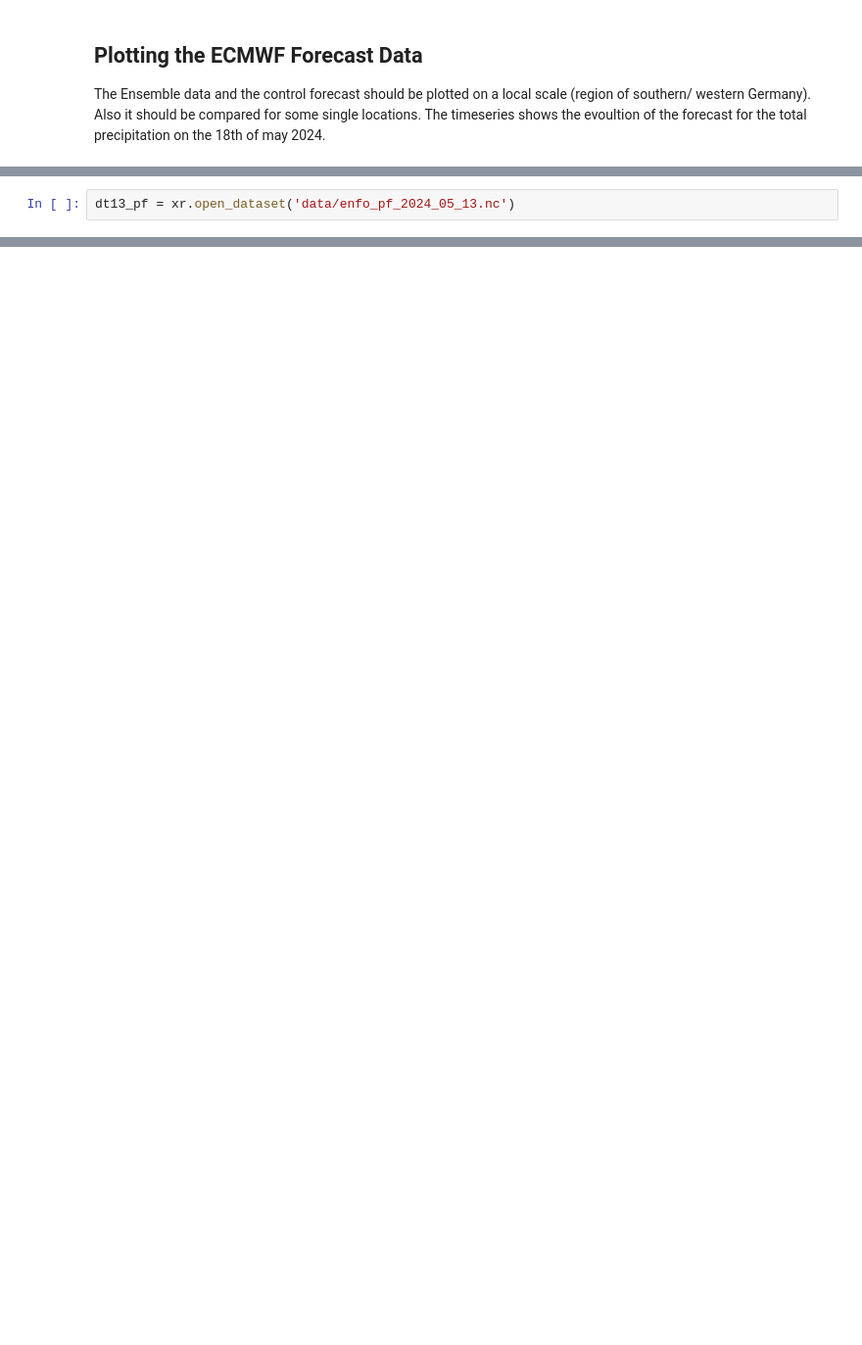
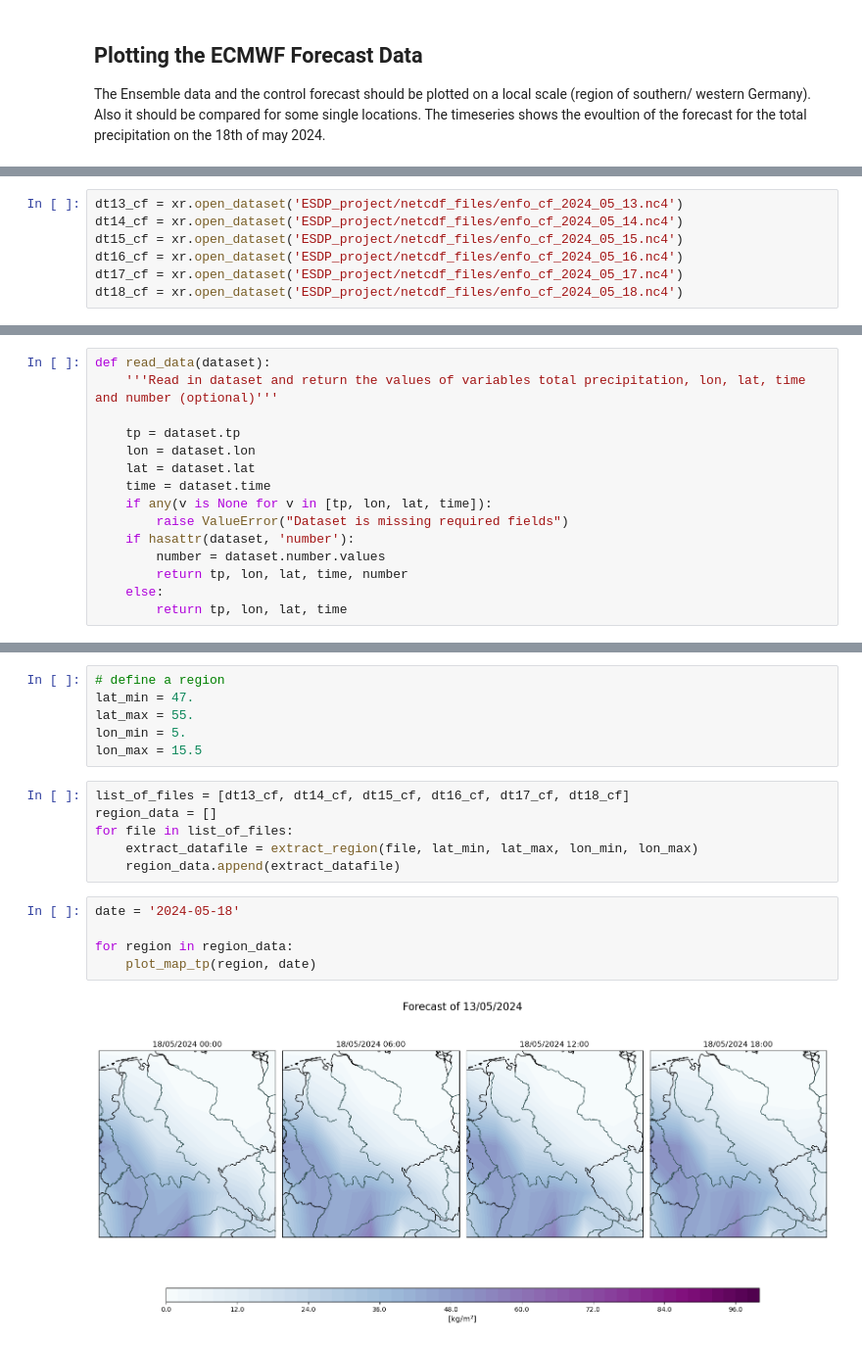
Before and after one commit to RubenVasquezArr/Weather_forecast_case_study, a Jupyter notebook: src/ecmwf_plots.ipynb, the cells around one changed output, grey strips where cells are left out. Shown at 98% size. Cells and saved outputs as stored; diff of their text form; blank space fills up the shorter version.

Commit message:
shell skript for converting grib to nc and changes in ecmwf_plots

```diff
--- a/src/ecmwf_plots.ipynb
+++ b/src/ecmwf_plots.ipynb
@@ -67,2 +16,7 @@ You should consider upgrading via the 'C:\Users\Ruben\AppData\Local\Microsoft\Wi
 # %%
-dt13_pf = xr.open_dataset('data/enfo_pf_2024_05_13.nc')
+dt13_cf = xr.open_dataset('ESDP_project/netcdf_files/enfo_cf_2024_05_13.nc4')
+dt14_cf = xr.open_dataset('ESDP_project/netcdf_files/enfo_cf_2024_05_14.nc4')
+dt15_cf = xr.open_dataset('ESDP_project/netcdf_files/enfo_cf_2024_05_15.nc4')
+dt16_cf = xr.open_dataset('ESDP_project/netcdf_files/enfo_cf_2024_05_16.nc4')
+dt17_cf = xr.open_dataset('ESDP_project/netcdf_files/enfo_cf_2024_05_17.nc4')
+dt18_cf = xr.open_dataset('ESDP_project/netcdf_files/enfo_cf_2024_05_18.nc4')
@@ -158,0 +54,15 @@ plt.show()
+# %%
+def read_data(dataset):
+    '''Read in dataset and return the values of variables total precipitation, lon, lat, time and number (optional)'''
+
+    tp = dataset.tp
+    lon = dataset.lon
+    lat = dataset.lat
+    time = dataset.time
+    if any(v is None for v in [tp, lon, lat, time]):
+        raise ValueError("Dataset is missing required fields")
+    if hasattr(dataset, 'number'):
+        number = dataset.number.values
+        return tp, lon, lat, time, number
+    else:
+        return tp, lon, lat, time
@@ -158,0 +246,19 @@ plt.show()
+# %%
+# define a region
+lat_min = 47.
+lat_max = 55.
+lon_min = 5.
+lon_max = 15.5
+# %%
+list_of_files = [dt13_cf, dt14_cf, dt15_cf, dt16_cf, dt17_cf, dt18_cf]
+region_data = []
+for file in list_of_files:
+    extract_datafile = extract_region(file, lat_min, lat_max, lon_min, lon_max)
+    region_data.append(extract_datafile)
+# %%
+date = '2024-05-18'
+
+for region in region_data:
+    plot_map_tp(region, date)
+# %% [output]
+[figure, added]
```
Also changed, not shown: parts of 16 cells of this notebook, 1 other file.
